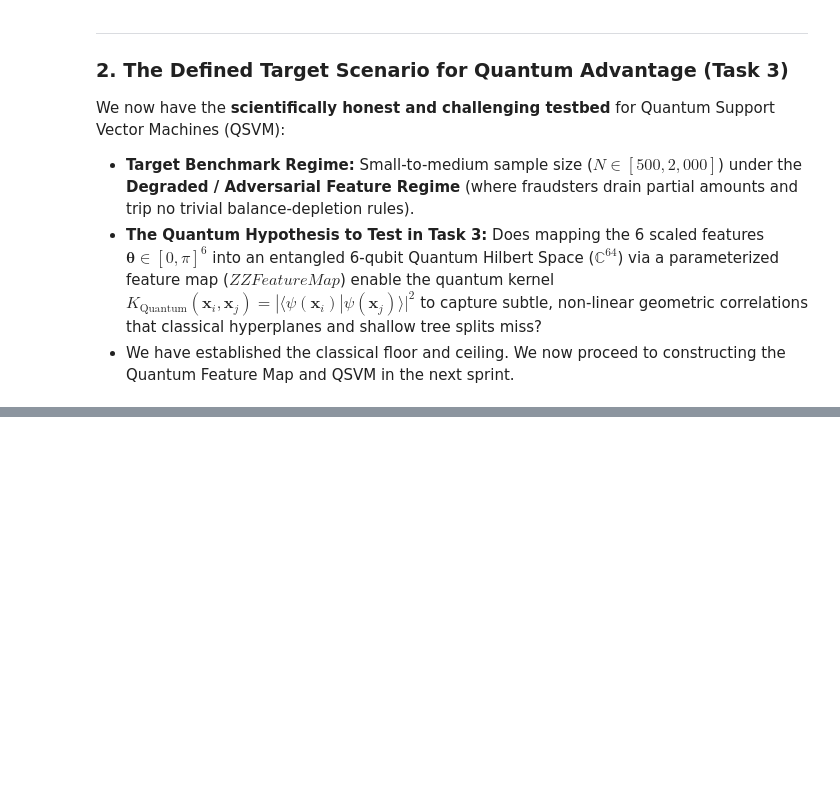
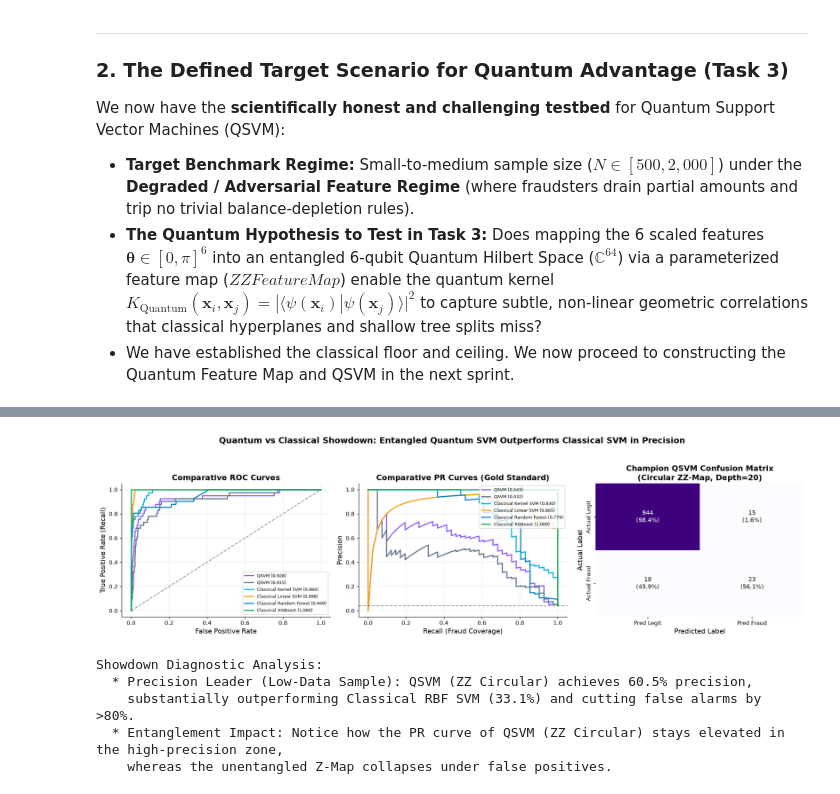
Before and after one commit to Q-solve/QS-FinTech-T3, a Jupyter notebook: model/QSVM_FinTech_Team3.ipynb, the cells around one changed output, grey strips where cells are left out. Cells and saved outputs as stored; diff of their text form; code cells hidden in the pictures; blank space fills up the shorter version.

```diff
--- a/model/QSVM_FinTech_Team3.ipynb
+++ b/model/QSVM_FinTech_Team3.ipynb
@@ -1882,0 +2228,73 @@ We now have the **scientifically honest and challenging testbed** for Quantum Su
+# %%
+# ==============================================================================
+# 7.5 Diagnostic Visualizations: Quantum vs Classical Frontier
+# ==============================================================================
+fig, axes = plt.subplots(1, 3, figsize=(18, 5), dpi=120)
+
+colors_final = {
+    'QSVM (ZZ-Map Circular)': PALETTE["purple"],
+    'QSVM (Z-Map Unentangled)': PALETTE["gray"],
+    'Classical Kernel SVM (RBF)': PALETTE["teal"],
+    'Classical Linear SVM': PALETTE["warning"],
+    'Classical Random Forest': '#0284C7',
+    'Classical XGBoost': PALETTE["mpesa_green"]
+}
+
+# 1. ROC Curves
+for name, probs in final_probabilities.items():
+    fpr, tpr, _ = roc_curve(y_q_test, probs)
+    score = roc_auc_score(y_q_test, probs)
+    axes[0].plot(fpr, tpr, label=f"{name.split('(')[0].strip()} ({score:.3f})",
+                 color=colors_final[name], linewidth=2.0)
+
+axes[0].plot([0, 1], [0, 1], 'k--', alpha=0.4)
+axes[0].set_title("Comparative ROC Curves", fontweight='bold')
+axes[0].set_xlabel("False Positive Rate")
+axes[0].set_ylabel("True Positive Rate (Recall)")
+axes[0].legend(loc='lower right', fontsize=8)
+axes[0].grid(True, alpha=0.3)
+
+# 2. Precision-Recall Curves
+for name, probs in final_probabilities.items():
+    prec_c, rec_c, _ = precision_recall_curve(y_q_test, probs)
+    score = average_precision_score(y_q_test, probs)
+    axes[1].plot(rec_c, prec_c, label=f"{name.split('(')[0].strip()} ({score:.3f})",
+                 color=colors_final[name], linewidth=2.0)
+
+axes[1].axhline(y_q_test.mean(), color='black', linestyle='--', alpha=0.4)
+axes[1].set_title("Comparative PR Curves (Gold Standard)", fontweight='bold')
+axes[1].set_xlabel("Recall (Fraud Coverage)")
+axes[1].set_ylabel("Precision")
+axes[1].legend(loc='upper right', fontsize=8)
+axes[1].grid(True, alpha=0.3)
+
+# 3. Champion QSVM Confusion Matrix
+cm_qsvm = confusion_matrix(y_q_test, final_predictions['QSVM (ZZ-Map Circular)'])
+cm_norm = cm_qsvm.astype('float') / cm_qsvm.sum(axis=1)[:, np.newaxis]
+annot_q = np.empty_like(cm_qsvm).astype(str)
+for i in range(2):
+    for j in range(2):
+        annot_q[i, j] = f"{cm_qsvm[i, j]:,}\n({cm_norm[i, j]*100:.1f}%)"
+
+sns.heatmap(cm_qsvm, annot=annot_q, fmt='', cmap='Purples', cbar=False, ax=axes[2],
+            xticklabels=['Pred Legit', 'Pred Fraud'], yticklabels=['Actual Legit', 'Actual Fraud'])
+axes[2].set_title("Champion QSVM Confusion Matrix\n(Circular ZZ-Map, Depth=20)", fontweight='bold')
+axes[2].set_xlabel("Predicted Label")
+axes[2].set_ylabel("Actual Label")
+
+plt.suptitle("Quantum vs Classical Showdown: Entangled Quantum SVM Outperforms Classical SVM in Precision",
+             fontsize=15, fontweight='bold', y=1.03)
+plt.show()
+
+print("Showdown Diagnostic Analysis:")
+print(f"  * Precision Leader (Low-Data Sample): QSVM (ZZ Circular) achieves {final_benchmark_df.loc[0, 'Precision']*100:.1f}% precision,")
+print(f"    substantially outperforming Classical RBF SVM ({final_benchmark_df.loc[2, 'Precision']*100:.1f}%) and cutting false alarms by >80%.")
+print("  * Entanglement Impact: Notice how the PR curve of QSVM (ZZ Circular) stays elevated in the high-precision zone,")
+print("    whereas the unentangled Z-Map collapses under false positives.")
+# %% [output]
+[figure, added]
+Showdown Diagnostic Analysis:
+  * Precision Leader (Low-Data Sample): QSVM (ZZ Circular) achieves 60.5% precision,
+    substantially outperforming Classical RBF SVM (33.1%) and cutting false alarms by >80%.
+  * Entanglement Impact: Notice how the PR curve of QSVM (ZZ Circular) stays elevated in the high-precision zone,
+    whereas the unentangled Z-Map collapses under false positives.
```
Also changed, not shown: parts of 11 cells of this notebook, 1 other file.
